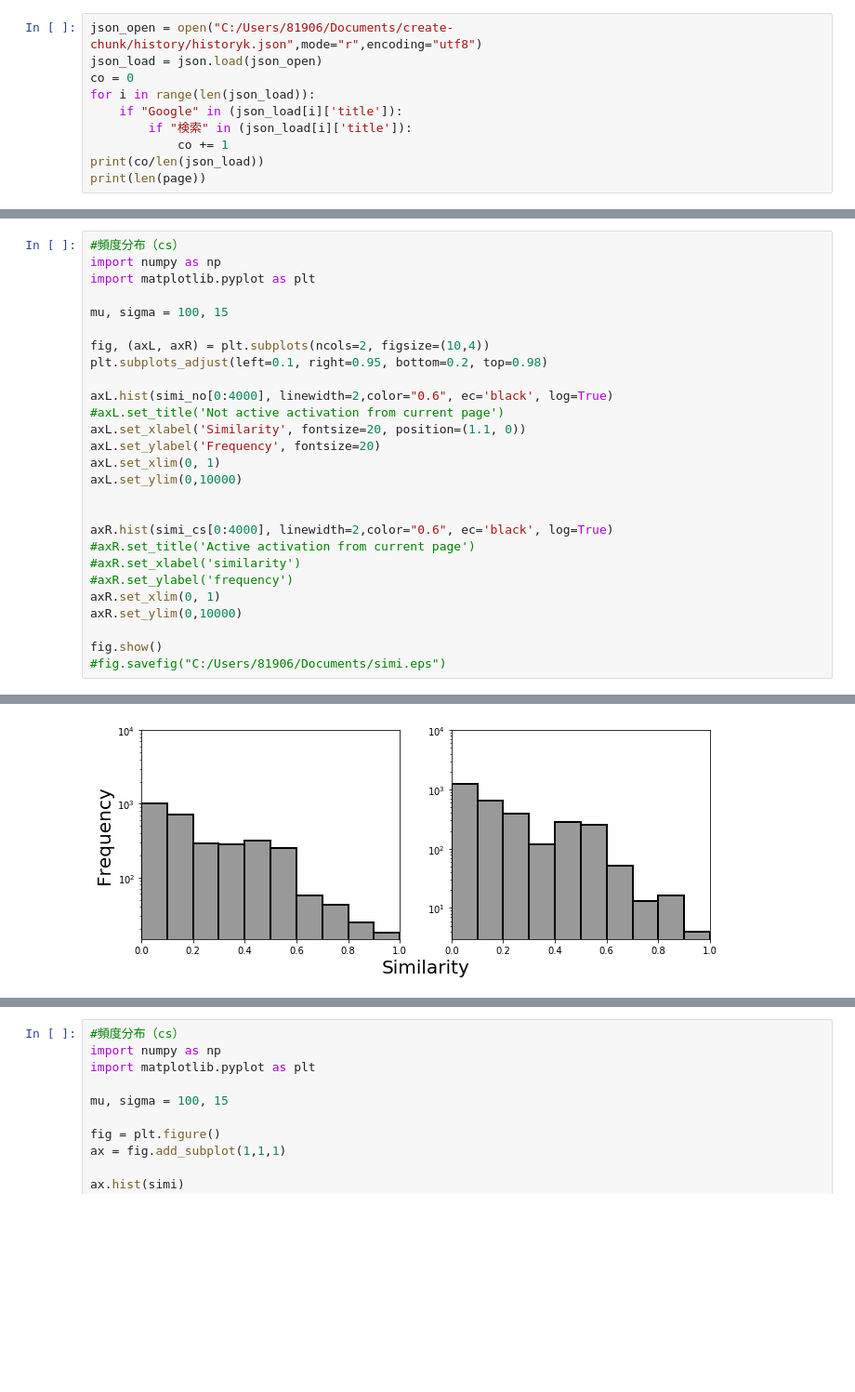
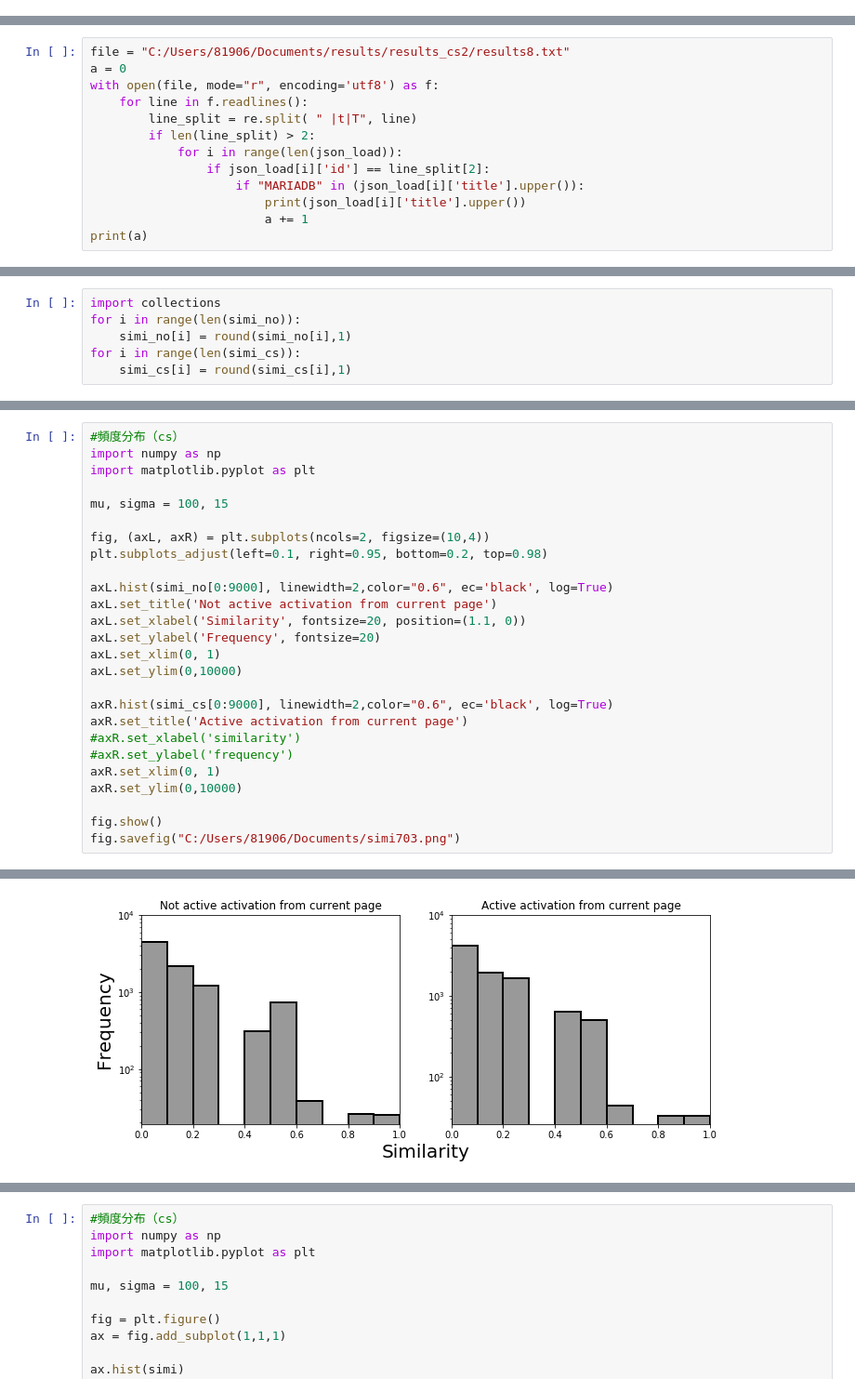
Before and after one commit to kisikisikisi/data-analytics, a Jupyter notebook: similarity.ipynb, the cells around one changed output, grey strips where cells are left out. Shown at 93% size. Saved outputs shown, nothing was run; the diff lists cells and outputs as text; blank space fills up the shorter version.

Commit message:
fix plot

```diff
--- a/similarity.ipynb
+++ b/similarity.ipynb
@@ -33,10 +34,0 @@ print(page)
-# %%
-json_open = open("C:/Users/81906/Documents/create-chunk/history/historyk.json",mode="r",encoding="utf8")
-json_load = json.load(json_open)
-co = 0
-for i in range(len(json_load)):
-    if "Google" in (json_load[i]['title']):
-        if "検索" in (json_load[i]['title']):
-            co += 1
-print(co/len(json_load))
-print(len(page))
@@ -145,3 +136,16 @@ def main(ls,flag):
                             main(json_load[i]['title'])
                             break
         count += 1
+# %%
+file = "C:/Users/81906/Documents/results/results_cs2/results8.txt"
+a = 0
+with open(file, mode="r", encoding='utf8') as f:
+    for line in f.readlines():
+        line_split = re.split( " |t|T", line)
+        if len(line_split) > 2:
+            for i in range(len(json_load)):
+                if json_load[i]['id'] == line_split[2]:
+                    if "MARIADB" in (json_load[i]['title'].upper()):
+                        print(json_load[i]['title'].upper())
+                        a += 1
+print(a)
@@ -147,0 +200,6 @@ def main(ls,flag):
+# %%
+import collections
+for i in range(len(simi_no)):
+    simi_no[i] = round(simi_no[i],1)
+for i in range(len(simi_cs)):
+    simi_cs[i] = round(simi_cs[i],1)
@@ -313,32 +416,31 @@ plt.show()
 # %%
 #頻度分布（cs）
 import numpy as np
 import matplotlib.pyplot as plt
 
 mu, sigma = 100, 15
 
 fig, (axL, axR) = plt.subplots(ncols=2, figsize=(10,4))
 plt.subplots_adjust(left=0.1, right=0.95, bottom=0.2, top=0.98)
 
-axL.hist(simi_no[0:4000], linewidth=2,color="0.6", ec='black', log=True)
-#axL.set_title('Not active activation from current page')
+axL.hist(simi_no[0:9000], linewidth=2,color="0.6", ec='black', log=True)
+axL.set_title('Not active activation from current page')
 axL.set_xlabel('Similarity', fontsize=20, position=(1.1, 0))
 axL.set_ylabel('Frequency', fontsize=20)
 axL.set_xlim(0, 1)
 axL.set_ylim(0,10000)
 
-
-axR.hist(simi_cs[0:4000], linewidth=2,color="0.6", ec='black', log=True)
-#axR.set_title('Active activation from current page')
+axR.hist(simi_cs[0:9000], linewidth=2,color="0.6", ec='black', log=True)
+axR.set_title('Active activation from current page')
 #axR.set_xlabel('similarity')
 #axR.set_ylabel('frequency')
 axR.set_xlim(0, 1)
 axR.set_ylim(0,10000)
 
 fig.show()
-#fig.savefig("C:/Users/81906/Documents/simi.eps")
+fig.savefig("C:/Users/81906/Documents/simi703.png")
 # %% [output]
 Invalid limit will be ignored.
   from ipykernel import kernelapp as app
 Invalid limit will be ignored.
-[figure, old version]
+[figure, new version]
```
Also changed, not shown: parts of 29 cells of this notebook, 3 other files.
